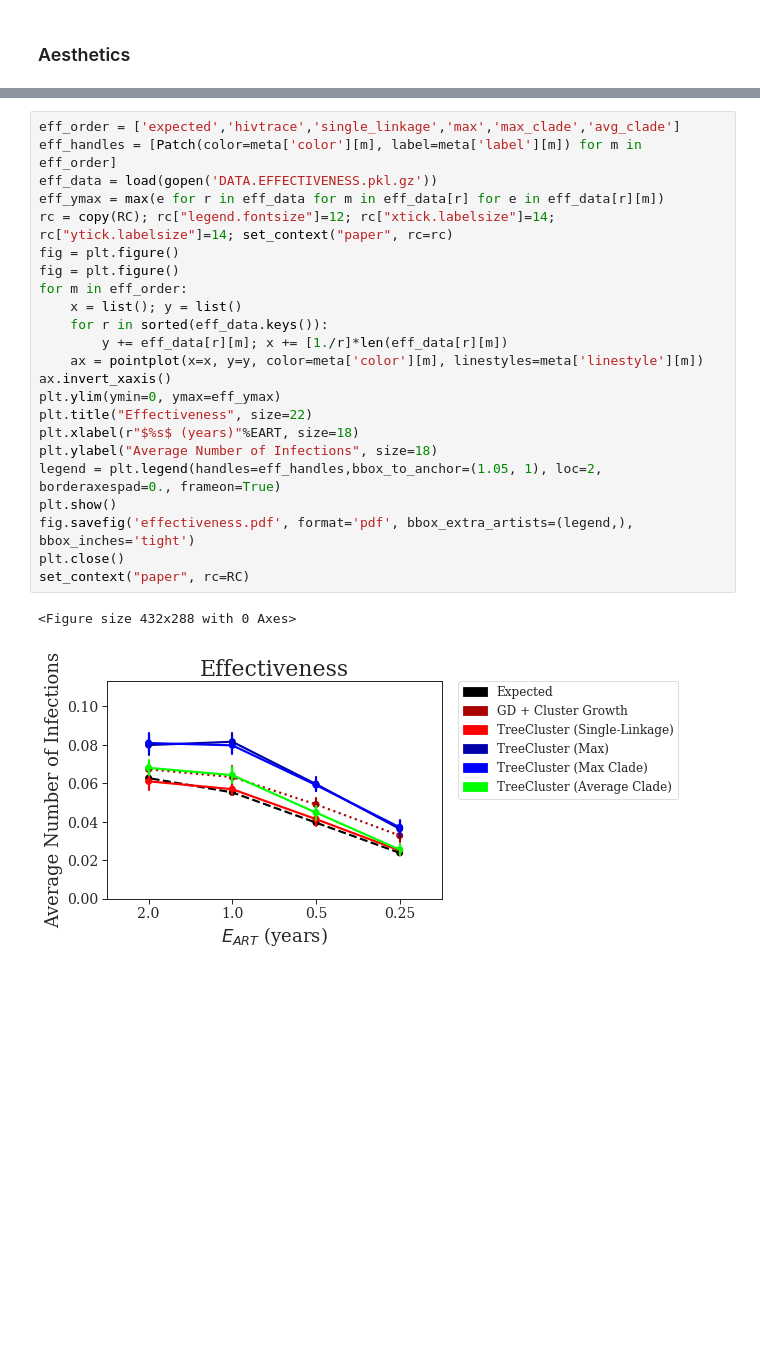
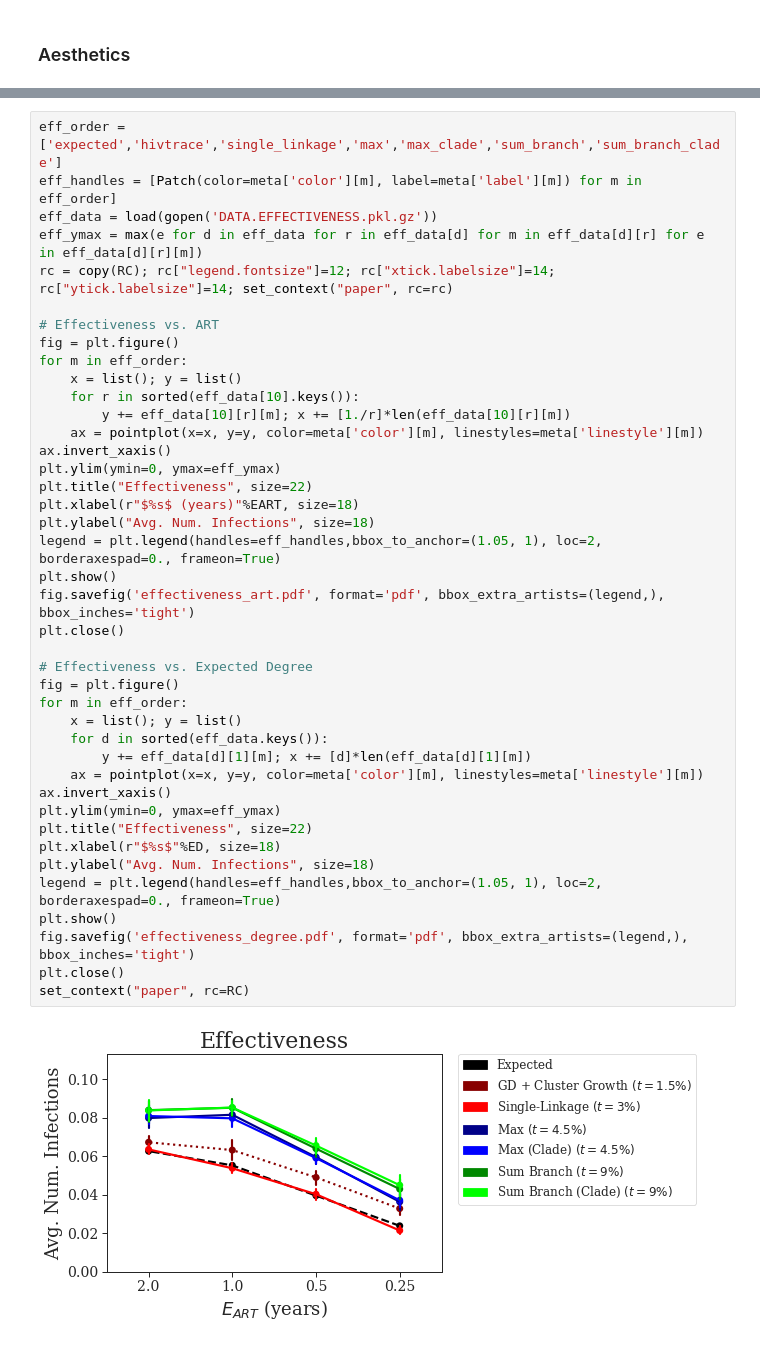
Before and after one commit to niemasd/Tree-Based-Clustering-Paper, a Jupyter notebook: figures/Figures.ipynb, the cells around one changed output, grey strips where cells are left out. Saved outputs shown, nothing was run; the diff lists cells and outputs as text; blank space fills up the shorter version.

Commit message:
Updated figures

```diff
--- a/figures/Figures.ipynb
+++ b/figures/Figures.ipynb
@@ -59,26 +65,43 @@ rcParams['font.family'] = 'serif'
 # %%
-eff_order = ['expected','hivtrace','single_linkage','max','max_clade','avg_clade']
+eff_order = ['expected','hivtrace','single_linkage','max','max_clade','sum_branch','sum_branch_clade']
 eff_handles = [Patch(color=meta['color'][m], label=meta['label'][m]) for m in eff_order]
 eff_data = load(gopen('DATA.EFFECTIVENESS.pkl.gz'))
-eff_ymax = max(e for r in eff_data for m in eff_data[r] for e in eff_data[r][m])
+eff_ymax = max(e for d in eff_data for r in eff_data[d] for m in eff_data[d][r] for e in eff_data[d][r][m])
 rc = copy(RC); rc["legend.fontsize"]=12; rc["xtick.labelsize"]=14; rc["ytick.labelsize"]=14; set_context("paper", rc=rc)
-fig = plt.figure()
+
+# Effectiveness vs. ART
 fig = plt.figure()
 for m in eff_order:
     x = list(); y = list()
-    for r in sorted(eff_data.keys()):
-        y += eff_data[r][m]; x += [1./r]*len(eff_data[r][m])
+    for r in sorted(eff_data[10].keys()):
+        y += eff_data[10][r][m]; x += [1./r]*len(eff_data[10][r][m])
     ax = pointplot(x=x, y=y, color=meta['color'][m], linestyles=meta['linestyle'][m])
 ax.invert_xaxis()
 plt.ylim(ymin=0, ymax=eff_ymax)
 plt.title("Effectiveness", size=22)
 plt.xlabel(r"$%s$ (years)"%EART, size=18)
-plt.ylabel("Average Number of Infections", size=18)
+plt.ylabel("Avg. Num. Infections", size=18)
 legend = plt.legend(handles=eff_handles,bbox_to_anchor=(1.05, 1), loc=2, borderaxespad=0., frameon=True)
 plt.show()
-fig.savefig('effectiveness.pdf', format='pdf', bbox_extra_artists=(legend,), bbox_inches='tight')
+fig.savefig('effectiveness_art.pdf', format='pdf', bbox_extra_artists=(legend,), bbox_inches='tight')
+plt.close()
+
+# Effectiveness vs. Expected Degree
+fig = plt.figure()
+for m in eff_order:
+    x = list(); y = list()
+    for d in sorted(eff_data.keys()):
+        y += eff_data[d][1][m]; x += [d]*len(eff_data[d][1][m])
+    ax = pointplot(x=x, y=y, color=meta['color'][m], linestyles=meta['linestyle'][m])
+ax.invert_xaxis()
+plt.ylim(ymin=0, ymax=eff_ymax)
+plt.title("Effectiveness", size=22)
+plt.xlabel(r"$%s$"%ED, size=18)
+plt.ylabel("Avg. Num. Infections", size=18)
+legend = plt.legend(handles=eff_handles,bbox_to_anchor=(1.05, 1), loc=2, borderaxespad=0., frameon=True)
+plt.show()
+fig.savefig('effectiveness_degree.pdf', format='pdf', bbox_extra_artists=(legend,), bbox_inches='tight')
 plt.close()
 set_context("paper", rc=RC)
 # %% [output]
-<Figure size 432x288 with 0 Axes>
-[figure, old version]
+[figure, new version]
```
Also changed, not shown: parts of 3 cells of this notebook.
